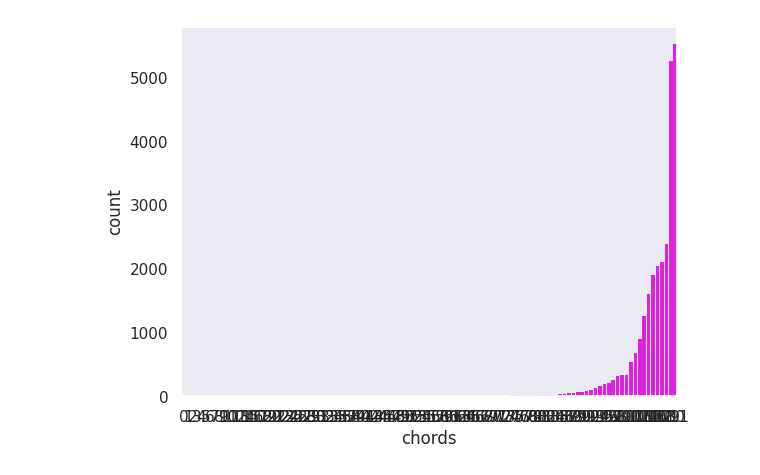
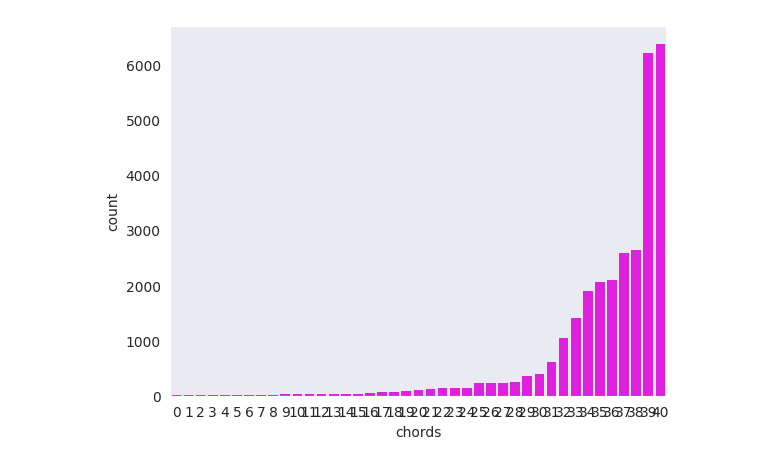
Before and after one commit to DavidNogales/DeepEarTraining, a Jupyter notebook: training_lab/notebooks/EDA_nottingham.ipynb, the cells around one changed output. Saved outputs shown, nothing was run; the diff lists cells and outputs as text; code cells hidden in the pictures.

```diff
--- a/training_lab/notebooks/EDA_nottingham.ipynb
+++ b/training_lab/notebooks/EDA_nottingham.ipynb
@@ -151,32 +151,77 @@ def get_songs_metadata(songs_dataframe, tuneBook_name):
     df = get_attributes_from_song_header(songs_dataframe,tuneBook_name)
     df = get_song_characteristics_from_body(df)
     return df
+def prepare_dataset_for_EDA(relative_path="",drop_by_occurrences=False, drop_by_extended_chord=True):
+    absolute_path = os.getcwd()
+    #relative_path = "notebooks/data/NottinghamData/nottingham_database"
+    relative_path = "notebooks/data/NottinghamCleaned/nottingham_match/python/data/nottingham_jukedeck/ABC_cleaned"
+    absolute_path = os.path.join(absolute_path, relative_path)
+    songs_df = pd.DataFrame()
+    list_tuneBooks = get_tuneBooks_file_names(absolute_path)
+    for abc_tuneBook_filename in list_tuneBooks:
+        file_path = os.path.join(absolute_path, abc_tuneBook_filename)
 
-absolute_path = os.getcwd()
-#relative_path = "notebooks/data/NottinghamData/nottingham_database"
-relative_path = "notebooks/data/NottinghamCleaned/nottingham_match/python/data/nottingham_jukedeck/ABC_cleaned"
-absolute_path = os.path.join(absolute_path, relative_path)
-songs_df = pd.DataFrame()
-list_tuneBooks = get_tuneBooks_file_names(absolute_path)
-for abc_tuneBook_filename in list_tuneBooks:
-    file_path = os.path.join(absolute_path, abc_tuneBook_filename)
-
-    with open(file_path) as tuneBook:
-        contents = tuneBook.read()
-        df = tuneBook_to_dataframe(contents)
-        df1 = get_songs_metadata(df,abc_tuneBook_filename)
-        songs_df = pd.concat([songs_df, df1], ignore_index=True)
+        with open(file_path) as tuneBook:
+            contents = tuneBook.read()
+            df = tuneBook_to_dataframe(contents)
+            df1 = get_songs_metadata(df,abc_tuneBook_filename)
+            songs_df = pd.concat([songs_df, df1], ignore_index=True)
 
 
-chords_names = songs_df.columns[songs_df.columns.str.contains('"[^"]*"')]
+    chords_names = songs_df.columns[songs_df.columns.str.contains('"[^"]*"')]
 
-songs_df[chords_names] = songs_df[chords_names].fillna(0).astype(int)
+    songs_df[chords_names] = songs_df[chords_names].fillna(0).astype(int)
 
-chords_occurrences = songs_df[chords_names].sum().sort_values(ascending=True)
+    chords_occurrences = songs_df[chords_names].sum().sort_values(ascending=True)
 
-chords_occurrences = chords_occurrences.reset_index(drop=True)
-chords_occurrences = chords_occurrences.reset_index()
-chords_occurrences.rename({0:"count","index":"chords"},axis=1,inplace=True)
+    #for current_chord,sum_chords in chords_occurrences.items():
+    #    print(current_chord,sum_chords)
+
+    chords_occurrences = chords_occurrences.reset_index(drop=True)
+    chords_occurrences = chords_occurrences.reset_index()
+    chords_occurrences_before_drop = chords_occurrences.rename({0:"count","index":"chords"},axis=1)
+    chords_occurrences = songs_df[chords_names].sum()
+    chords_names_to_be_dropped = []
+    if(drop_by_occurrences):
+        chords_names_least_occurrences = chords_occurrences[chords_occurrences<100].index.to_list()
+        print("number chords least occurrences: ",len(chords_names_least_occurrences))
+
+        mask_drop_songs_with_low_chords_sample = songs_df[chords_names_least_occurrences].apply(lambda row: row>0).any(axis=1)
+        drop_num = mask_drop_songs_with_low_chords_sample.value_counts()
+        print("number of values to be dropped:\n",drop_num)
+        mask_drop_songs = mask_drop_songs_with_low_chords_sample
+        chords_names_to_be_dropped = chords_names_least_occurrences
+    #chords_most_occurrences = songs_df[chords_names_least_occurrences].sum().sort_values(ascending=True)
+    #for current_chord,sum_chords in chords_most_occurrences.items():
+    #    print(current_chord,sum_chords)
+
+    if(drop_by_extended_chord):
+        #extended_chords_names = songs_df.columns.str.filter("/")
+        extended_chords_names = songs_df.columns[songs_df.columns.str.contains("/")].to_list()
+        chords_names_to_be_dropped = extended_chords_names
+        mask_drop_songs_with_extended_chords = songs_df[extended_chords_names].apply(lambda row: row>0).any(axis=1)
+        drop_num = mask_drop_songs_with_extended_chords.value_counts()
+        print("number of values to be dropped:\n",drop_num)
+        mask_drop_songs = mask_drop_songs_with_extended_chords
+
+    if(drop_by_occurrences or drop_by_extended_chord):
+        clean_songs_df = songs_df[~mask_drop_songs]
+
+    else:
+        clean_songs_df = songs_df
+
+    clean_songs_df = clean_songs_df.reset_index(drop=True)
+    clean_songs_df.drop(chords_names_to_be_dropped, axis=1, inplace=True)
+
+    mask_no_chord_progression = clean_songs_df["chord_progression"].str.len()>20
+    clean_songs_df = clean_songs_df[mask_no_chord_progression]
+    clean_songs_df = clean_songs_df.reset_index(drop=True)
+    #for song in clean_songs_df["chord_progression"]:
+    #    print(song)
+    #    print("**"*10)
+    return songs_df, clean_songs_df, chords_occurrences_before_drop
+
+songs_df, clean_songs_df,chords_occurrences = prepare_dataset_for_EDA()
 #chords_occurrences["count"] = chords_occurrences["count"].apply(np.log)
 sns.barplot(data=chords_occurrences,y="count", x='chords',edgecolor='none',color="magenta")
 # %% [output]
@@ -184,4 +233,4 @@ sns.barplot(data=chords_occurrences,y="count", x='chords',edgecolor='none',color
-[figure, old version]
+[figure, new version]
 # %%
 songs_df["original_body"].str.contains("P:")
 # %% [output]
```
Also changed, not shown: parts of 9 cells of this notebook.
